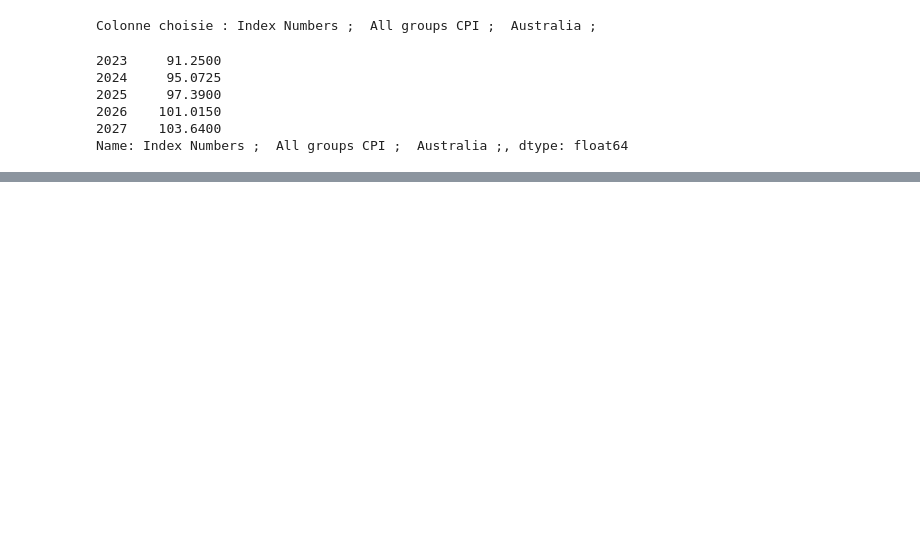
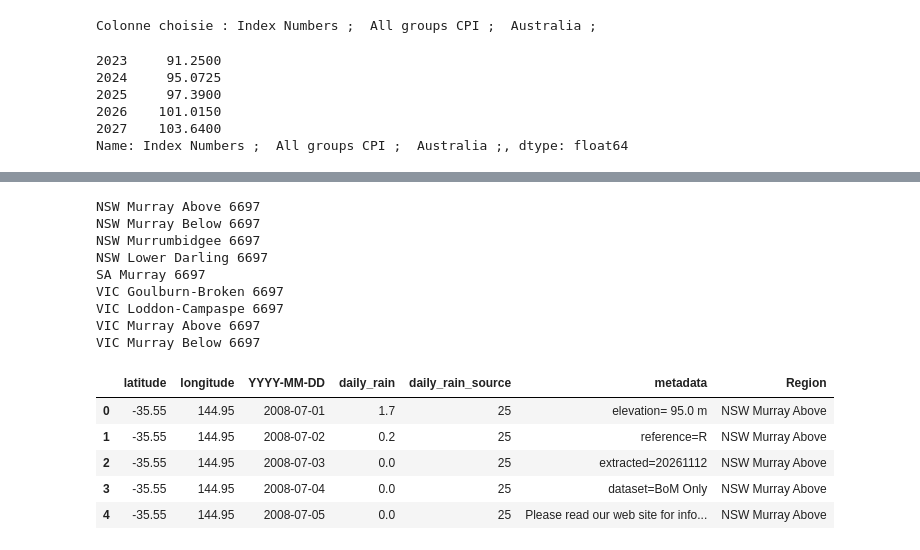
Before and after one commit to imadramdani-prog/murray-darling-water-market, a Jupyter notebook: notebooks/03_extend.ipynb, the cells around one changed output, grey strips where cells are left out. Drawn from its saved outputs; the diff is of its cells as text; code cells hidden in the pictures; blank space fills up the shorter version.

```diff
--- a/notebooks/03_extend.ipynb
+++ b/notebooks/03_extend.ipynb
@@ -225,0 +234,47 @@ can therefore be used to extend the ABARES data to 2026.
+# %%
+import requests, io
+
+EMAIL = "imad.ramdani.im@gmail.com"
+
+points = {
+    "NSW Murray Above": (-35.55, 144.95),     # Deniliquin
+    "NSW Murray Below": (-35.10, 144.05),     # Moulamein
+    "NSW Murrumbidgee": (-34.30, 146.05),     # Griffith
+    "NSW Lower Darling": (-32.40, 142.40),    # Menindee
+    "SA Murray": (-34.45, 140.55),            # Loxton
+    "VIC Goulburn-Broken": (-36.40, 145.40),  # Shepparton
+    "VIC Loddon-Campaspe": (-36.35, 144.70),  # Rochester
+    "VIC Murray Above": (-35.90, 145.65),     # Cobram
+    "VIC Murray Below": (-34.20, 142.15),     # Mildura
+}
+
+url = "https://www.longpaddock.qld.gov.au/cgi-bin/silo/DataDrillDataset.php"
+frames = []
+for region, (lat, lon) in points.items():
+    params = {"lat": lat, "lon": lon, "start": "20080701", "finish": "20261031",
+              "format": "csv", "comment": "R", "username": EMAIL, "password": "apirequest"}
+    r = requests.get(url, params=params, timeout=120)
+    df = pd.read_csv(io.StringIO(r.text))
+    df["Region"] = region
+    frames.append(df)
+    print(region, len(df))
+
+rain = pd.concat(frames)
+rain.to_csv("../data/raw/silo_rainfall_daily.csv", index=False)
+rain.head()
+# %% [output]
+NSW Murray Above 6697
+NSW Murray Below 6697
+NSW Murrumbidgee 6697
+NSW Lower Darling 6697
+SA Murray 6697
+VIC Goulburn-Broken 6697
+VIC Loddon-Campaspe 6697
+VIC Murray Above 6697
+VIC Murray Below 6697
+|  | latitude | longitude | YYYY-MM-DD | daily_rain | daily_rain_source | metadata | Region |
+| 0 | -35.55 | 144.95 | 2008-07-01 | 1.7 | 25 | elevation= 95.0 m | NSW Murray Above |
+| 1 | -35.55 | 144.95 | 2008-07-02 | 0.2 | 25 | reference=R | NSW Murray Above |
+| 2 | -35.55 | 144.95 | 2008-07-03 | 0.0 | 25 | extracted=20261112 | NSW Murray Above |
+| 3 | -35.55 | 144.95 | 2008-07-04 | 0.0 | 25 | dataset=BoM Only | NSW Murray Above |
+| 4 | -35.55 | 144.95 | 2008-07-05 | 0.0 | 25 | Please read our web site for info... | NSW Murray Above |
```
Also changed, not shown: parts of 5 cells of this notebook, 2 other files.
